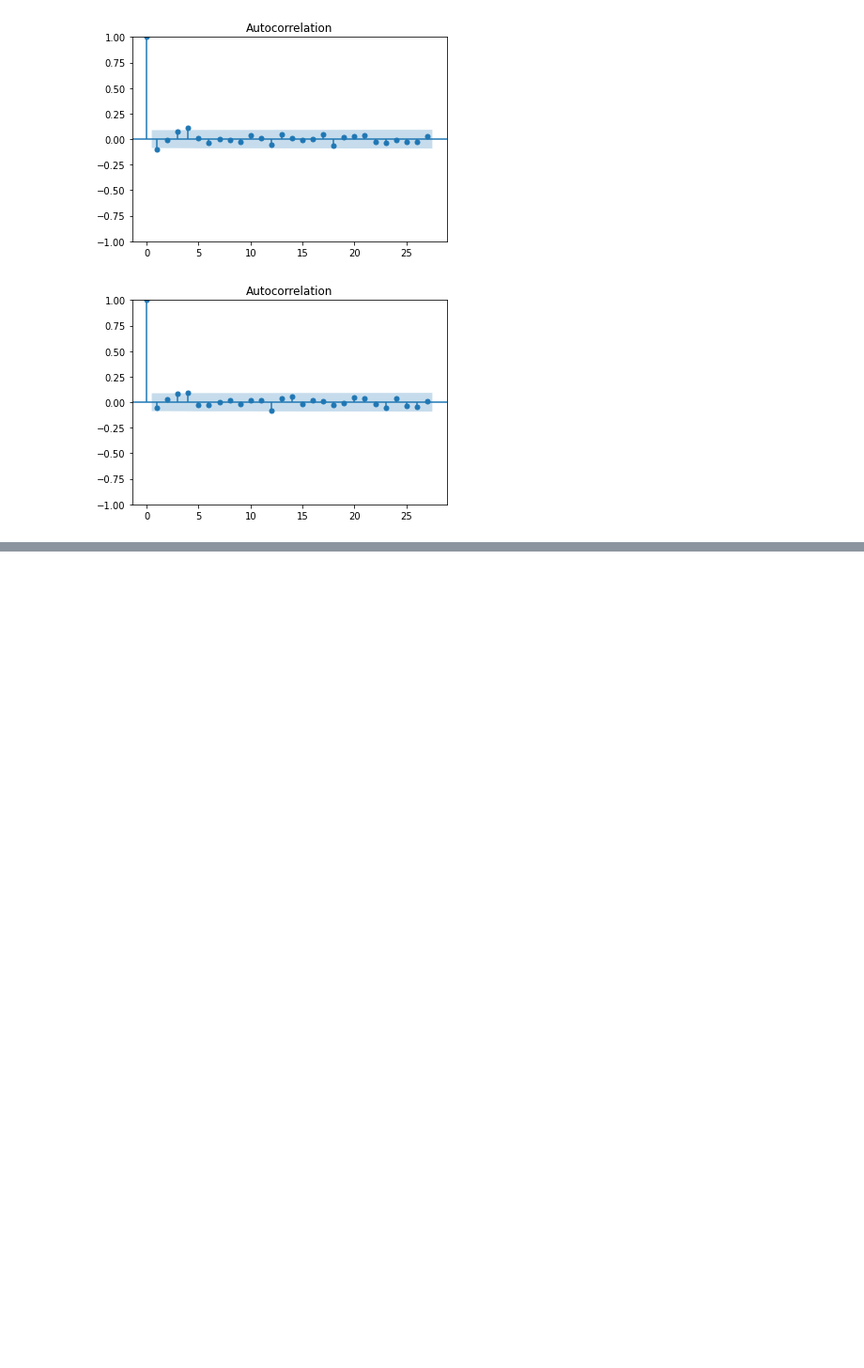
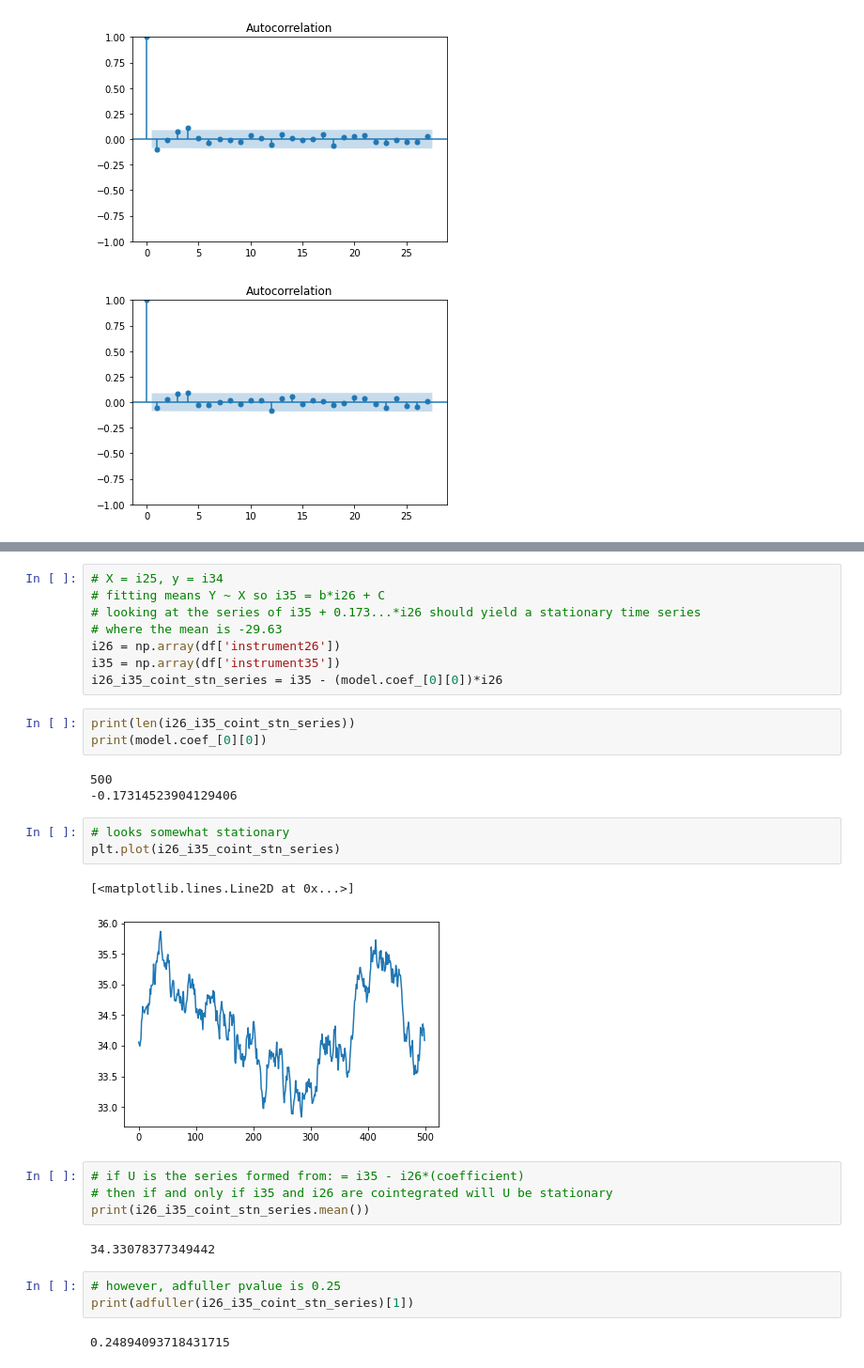
Before and after one commit to junhongliu-317/algothon24-starter-code, a Jupyter notebook: strat.ipynb, the cells around one changed output, grey strips where cells are left out. Shown at 94% size. Cells and saved outputs as stored; diff of their text form; blank space fills up the shorter version.

Commit message:
i26, 35 cointegration

```diff
--- a/strat.ipynb
+++ b/strat.ipynb
@@ -177,0 +230,31 @@ plot_acf(np.square(noise_ins8))
+# %%
+# X = i25, y = i34
+# fitting means Y ~ X so i35 = b*i26 + C
+# looking at the series of i35 + 0.173...*i26 should yield a stationary time series
+# where the mean is -29.63
+i26 = np.array(df['instrument26'])
+i35 = np.array(df['instrument35'])
+i26_i35_coint_stn_series = i35 - (model.coef_[0][0])*i26
+# %%
+print(len(i26_i35_coint_stn_series))
+print(model.coef_[0][0])
+# %% [output]
+500
+-0.17314523904129406
+# %%
+# looks somewhat stationary
+plt.plot(i26_i35_coint_stn_series)
+# %% [output]
+[<matplotlib.lines.Line2D at 0x...>]
+[figure, added]
+# %%
+# if U is the series formed from: = i35 - i26*(coefficient)
+# then if and only if i35 and i26 are cointegrated will U be stationary
+print(i26_i35_coint_stn_series.mean())
+# %% [output]
+34.33078377349442
+# %%
+# however, adfuller pvalue is 0.25
+print(adfuller(i26_i35_coint_stn_series)[1])
+# %% [output]
+0.24894093718431715
```
Also changed, not shown: parts of 11 cells of this notebook.
